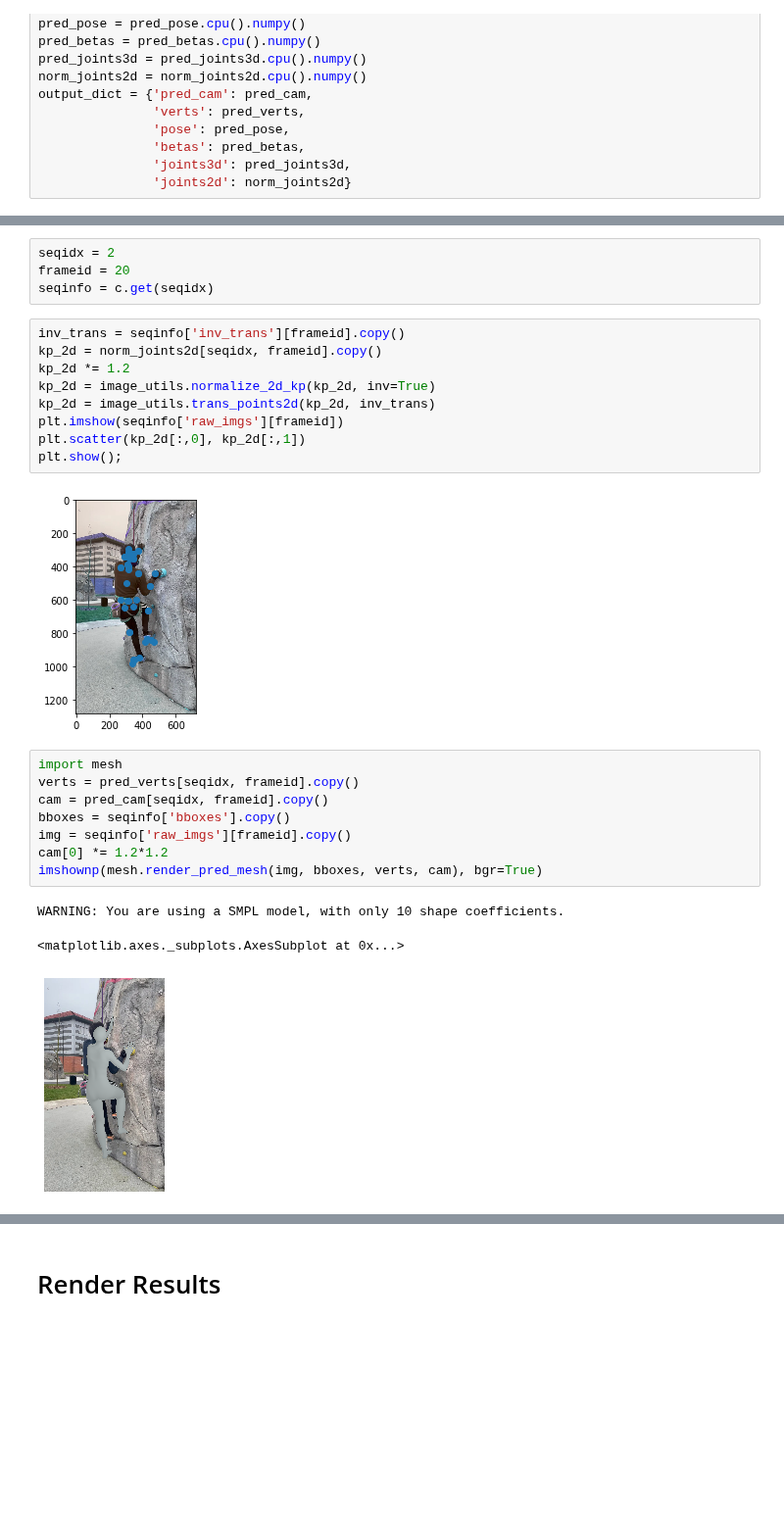
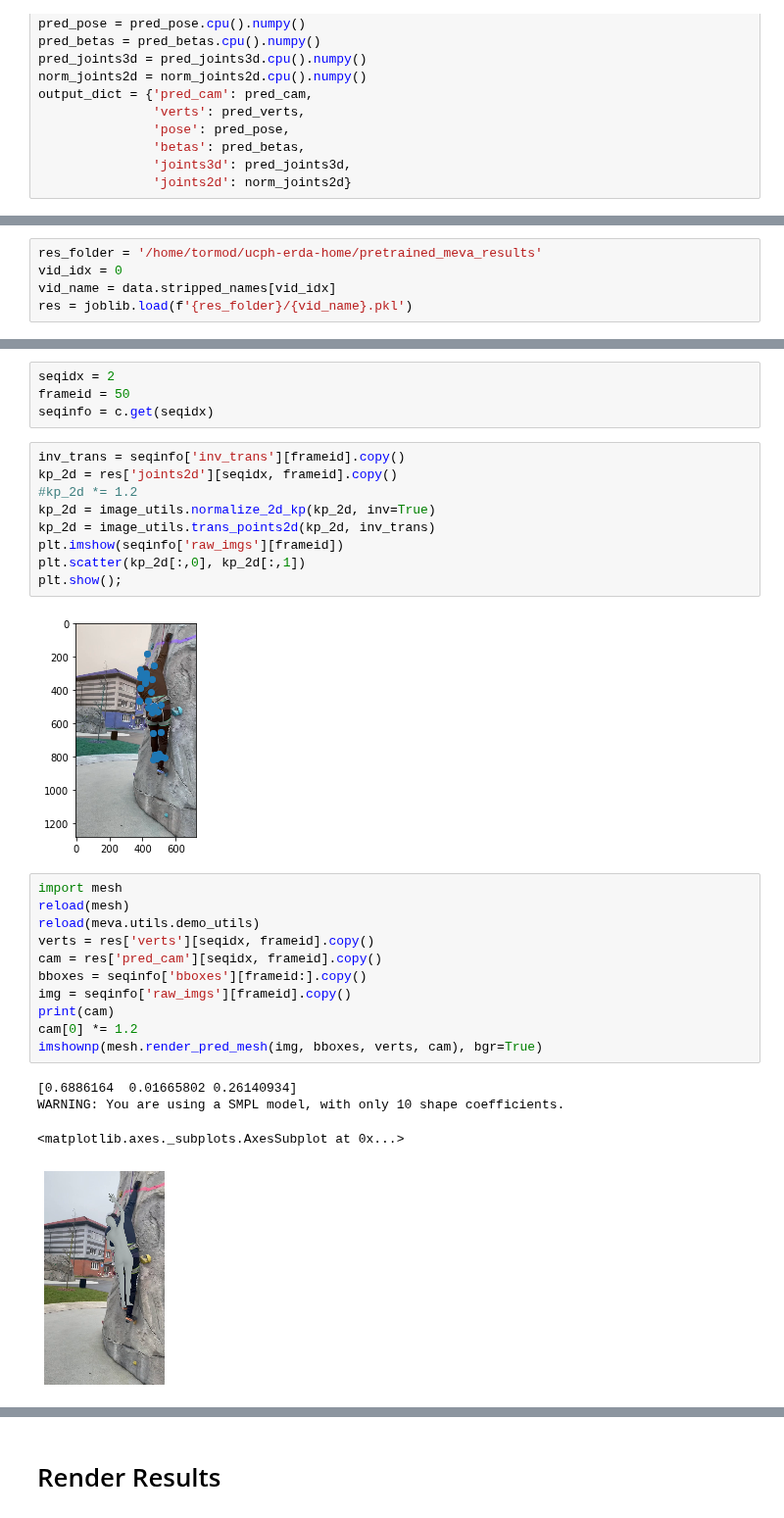
Before and after one commit to 2food/APEC, a Jupyter notebook: meva.ipynb, the cells around one changed output, grey strips where cells are left out. Shown at 98% size. Drawn from its saved outputs; the diff is of its cells as text; blank space fills up the shorter version.

Commit message:
pretrain meva30 first

```diff
--- a/meva.ipynb
+++ b/meva.ipynb
@@ -121,0 +124,5 @@ output_dict = {'pred_cam': pred_cam,
+# %%
+res_folder = '/home/tormod/ucph-erda-home/pretrained_meva_results'
+vid_idx = 0
+vid_name = data.stripped_names[vid_idx]
+res = joblib.load(f'{res_folder}/{vid_name}.pkl')
@@ -122,27 +133,31 @@ output_dict = {'pred_cam': pred_cam,
 # %%
 seqidx = 2
-frameid = 20
+frameid = 50
 seqinfo = c.get(seqidx)
 # %%
 inv_trans = seqinfo['inv_trans'][frameid].copy()
-kp_2d = norm_joints2d[seqidx, frameid].copy()
-kp_2d *= 1.2
+kp_2d = res['joints2d'][seqidx, frameid].copy()
+#kp_2d *= 1.2
 kp_2d = image_utils.normalize_2d_kp(kp_2d, inv=True)
 kp_2d = image_utils.trans_points2d(kp_2d, inv_trans)
 plt.imshow(seqinfo['raw_imgs'][frameid])
 plt.scatter(kp_2d[:,0], kp_2d[:,1])
 plt.show();
 # %% [output]
-[figure, old version]
+[figure, new version]
 # %%
 import mesh
-verts = pred_verts[seqidx, frameid].copy()
-cam = pred_cam[seqidx, frameid].copy()
-bboxes = seqinfo['bboxes'].copy()
+reload(mesh)
+reload(meva.utils.demo_utils)
+verts = res['verts'][seqidx, frameid].copy()
+cam = res['pred_cam'][seqidx, frameid].copy()
+bboxes = seqinfo['bboxes'][frameid:].copy()
 img = seqinfo['raw_imgs'][frameid].copy()
-cam[0] *= 1.2*1.2
+print(cam)
+cam[0] *= 1.2
 imshownp(mesh.render_pred_mesh(img, bboxes, verts, cam), bgr=True)
 # %% [output]
+[0.6886164  0.01665802 0.26140934]
 WARNING: You are using a SMPL model, with only 10 shape coefficients.
 <matplotlib.axes._subplots.AxesSubplot at 0x...>
-[figure, old version]
+[figure, new version]
```
Also changed, not shown: parts of 19 cells of this notebook, 5 other files.
